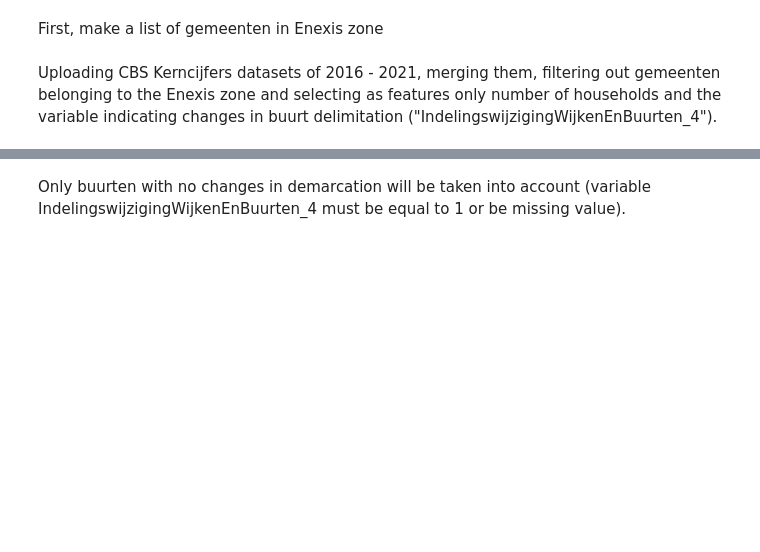
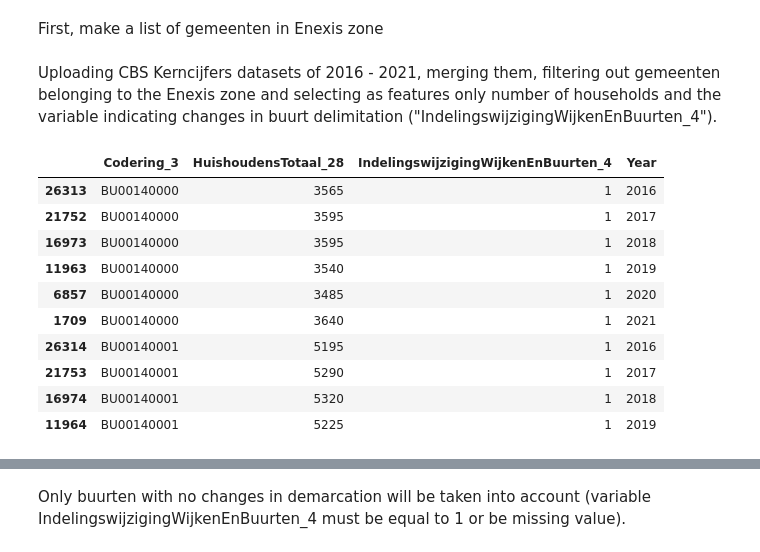
Before and after one commit to expert-solutions/Enexis-case-study, a Jupyter notebook: Data understanding/Enexis CBS Kernzijfers Data Preparation.ipynb, the cells around one changed output, grey strips where cells are left out. Cells and saved outputs as stored; diff of their text form; code cells hidden in the pictures; blank space fills up the shorter version.

```diff
--- a/Data understanding/Enexis CBS Kernzijfers Data Preparation.ipynb
+++ b/Data understanding/Enexis CBS Kernzijfers Data Preparation.ipynb
@@ -66,6 +66,18 @@ df_households     = pd.read_csv(filepath_or_buffer = c_path + 'CBS_Households' +
 # %%
 df_households = df_households.sort_values(['Codering_3', 'Year'])
 # %%
-df_households.head()
+df_households.head(10)
+# %% [output]
+|  | Codering_3 | HuishoudensTotaal_28 | IndelingswijzigingWijkenEnBuurten_4 | Year |
+| 26313 | BU00140000 | 3565 | 1 | 2016 |
+| 21752 | BU00140000 | 3595 | 1 | 2017 |
+| 16973 | BU00140000 | 3595 | 1 | 2018 |
+| 11963 | BU00140000 | 3540 | 1 | 2019 |
+| 6857 | BU00140000 | 3485 | 1 | 2020 |
+| 1709 | BU00140000 | 3640 | 1 | 2021 |
+| 26314 | BU00140001 | 5195 | 1 | 2016 |
+| 21753 | BU00140001 | 5290 | 1 | 2017 |
+| 16974 | BU00140001 | 5320 | 1 | 2018 |
+| 11964 | BU00140001 | 5225 | 1 | 2019 |
 # %%
 df_households.info()
```
Also changed, not shown: parts of 46 cells of this notebook, 7 other files.
